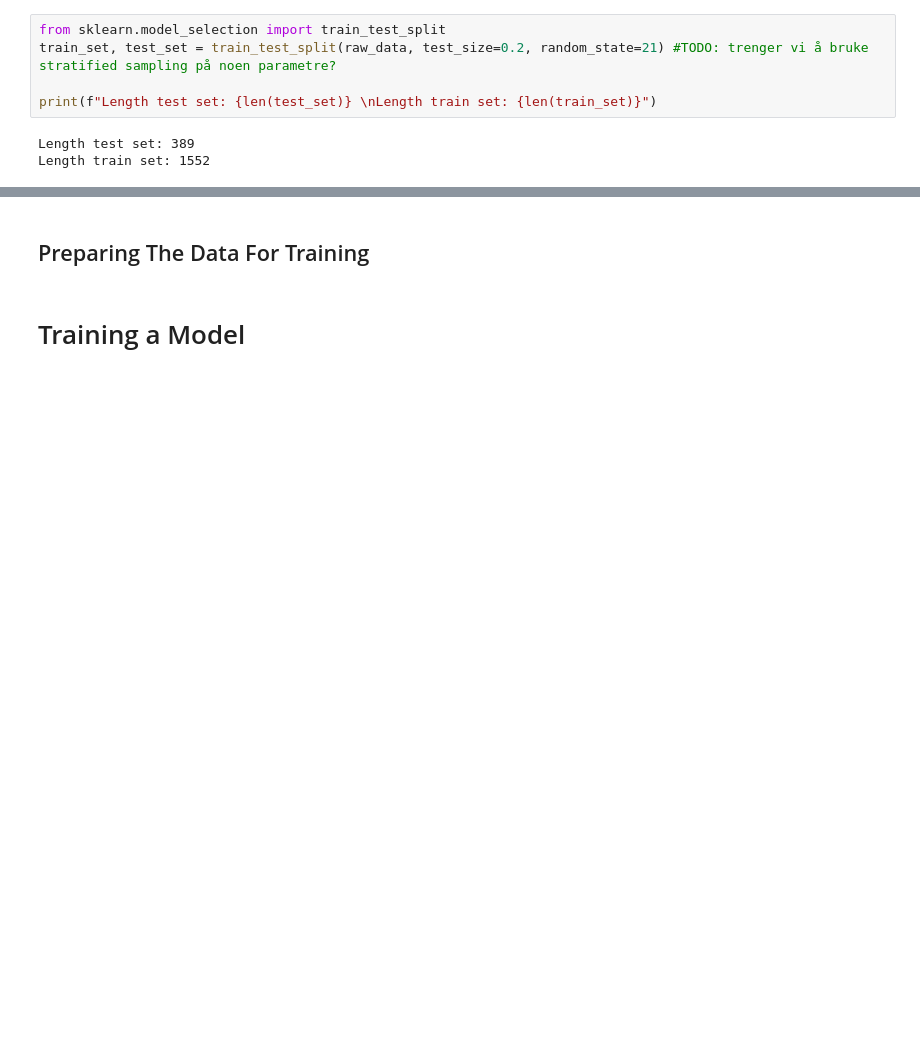
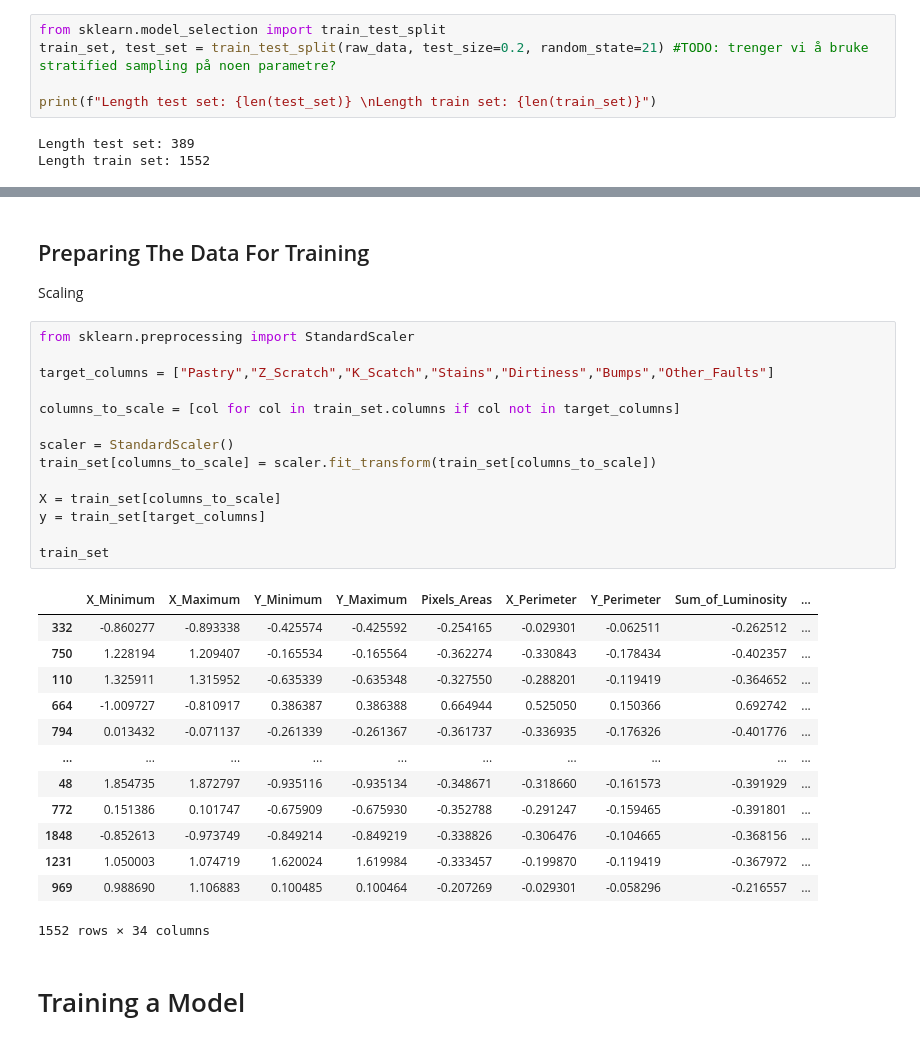
Before and after one commit to Hakonimatata/MachineLearning, a Jupyter notebook: Assignment_1/A1.ipynb, the cells around one changed output, grey strips where cells are left out. Cells and saved outputs as stored; diff of their text form; blank space fills up the shorter version.

```diff
--- a/Assignment_1/A1.ipynb
+++ b/Assignment_1/A1.ipynb
@@ -120,5 +173,34 @@ Length train set: 1552
 # %% [markdown]
 ## Preparing The Data For Training
+Scaling
+# %%
+from sklearn.preprocessing import StandardScaler
+
+target_columns = ["Pastry","Z_Scratch","K_Scatch","Stains","Dirtiness","Bumps","Other_Faults"]
+
+columns_to_scale = [col for col in train_set.columns if col not in target_columns]
+
+scaler = StandardScaler()
+train_set[columns_to_scale] = scaler.fit_transform(train_set[columns_to_scale])
+
+X = train_set[columns_to_scale]
+y = train_set[target_columns]
+
+train_set
+# %% [output]
+|  | X_Minimum | X_Maximum | Y_Minimum | Y_Maximum | Pixels_Areas | X_Perimeter | Y_Perimeter | Sum_of_Luminosity | ... |
+| 332 | -0.860277 | -0.893338 | -0.425574 | -0.425592 | -0.254165 | -0.029301 | -0.062511 | -0.262512 | ... |
+| 750 | 1.228194 | 1.209407 | -0.165534 | -0.165564 | -0.362274 | -0.330843 | -0.178434 | -0.402357 | ... |
+| 110 | 1.325911 | 1.315952 | -0.635339 | -0.635348 | -0.327550 | -0.288201 | -0.119419 | -0.364652 | ... |
+| 664 | -1.009727 | -0.810917 | 0.386387 | 0.386388 | 0.664944 | 0.525050 | 0.150366 | 0.692742 | ... |
+| 794 | 0.013432 | -0.071137 | -0.261339 | -0.261367 | -0.361737 | -0.336935 | -0.176326 | -0.401776 | ... |
+| ... | ... | ... | ... | ... | ... | ... | ... | ... | ... |
+| 48 | 1.854735 | 1.872797 | -0.935116 | -0.935134 | -0.348671 | -0.318660 | -0.161573 | -0.391929 | ... |
+| 772 | 0.151386 | 0.101747 | -0.675909 | -0.675930 | -0.352788 | -0.291247 | -0.159465 | -0.391801 | ... |
+| 1848 | -0.852613 | -0.973749 | -0.849214 | -0.849219 | -0.338826 | -0.306476 | -0.104665 | -0.368156 | ... |
+| 1231 | 1.050003 | 1.074719 | 1.620024 | 1.619984 | -0.333457 | -0.199870 | -0.119419 | -0.367972 | ... |
+| 969 | 0.988690 | 1.106883 | 0.100485 | 0.100464 | -0.207269 | -0.029301 | -0.058296 | -0.216557 | ... |
+1552 rows × 34 columns
 # %% [markdown]
 # Training a Model
 # %%
```
Also changed, not shown: parts of 9 cells of this notebook, 1 other file.
